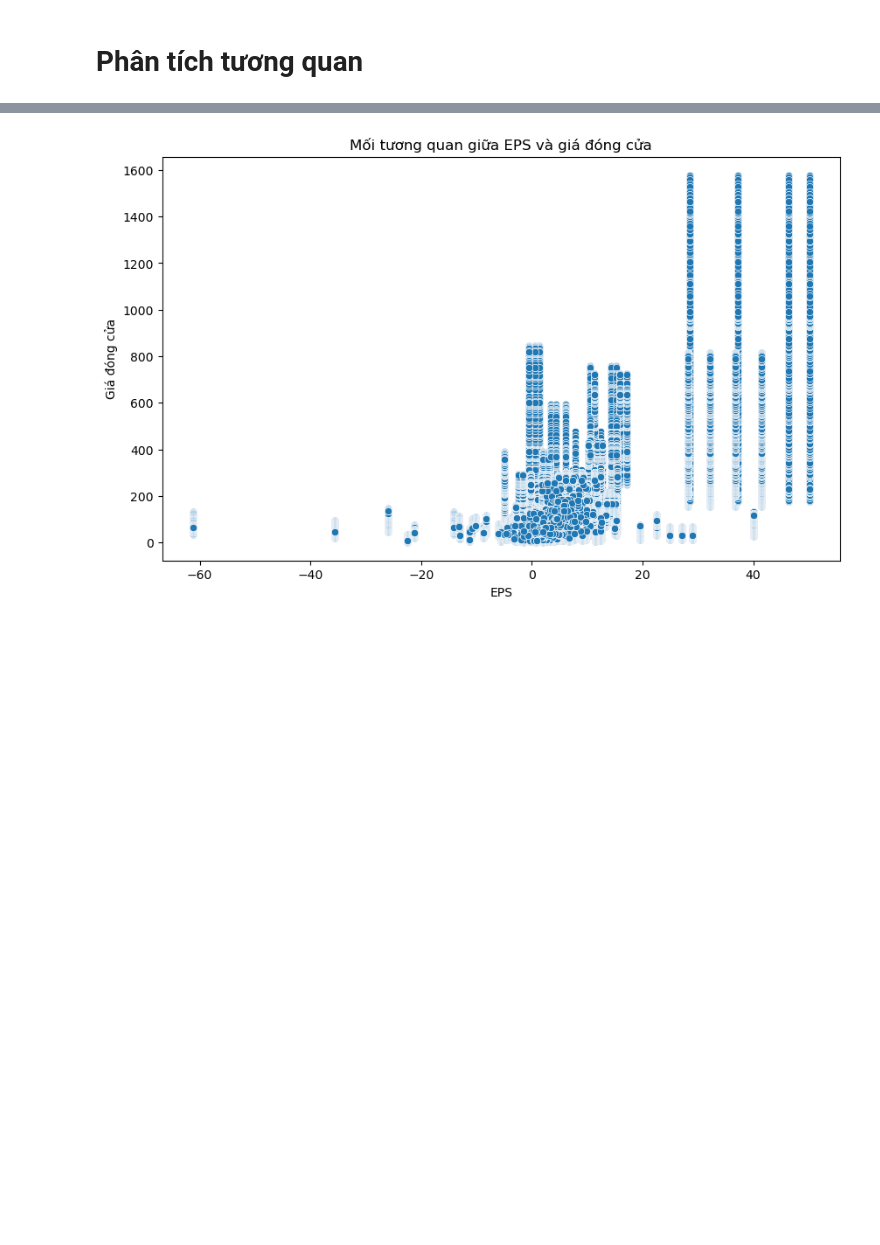
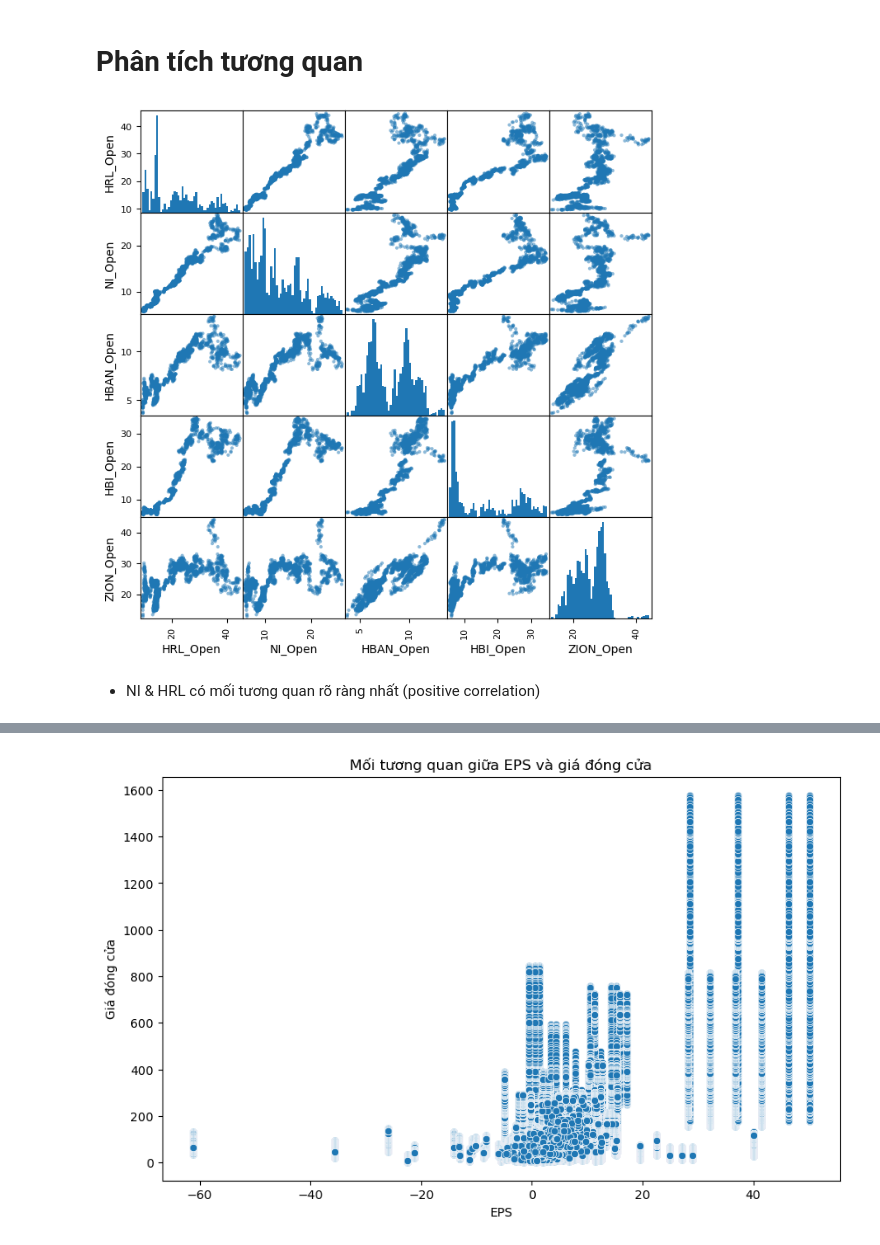
Before and after one commit to Ciss48/Stock, a Jupyter notebook: code.ipynb, the cells around one changed output, grey strips where cells are left out. Drawn from its saved outputs; the diff is of its cells as text; code cells hidden in the pictures; blank space fills up the shorter version.

```diff
--- a/code.ipynb
+++ b/code.ipynb
@@ -516,3 +555,13 @@ plt.show()
 # Phân tích tương quan
 # %%
 from pandas.plotting import scatter_matrix
+# %%
+five_best_comp = pd.concat([HRL['OpenPrice'],NI['OpenPrice'],HBAN['OpenPrice'],HBI['OpenPrice'],ZION['OpenPrice']],axis = 1)
+five_best_comp.columns = ['HRL_Open','NI_Open','HBAN_Open','HBI_Open','ZION_Open']
+# %%
+scatter_matrix(five_best_comp, figsize = (8,8), hist_kwds = {'bins':50})
+plt.show()
+# %% [output]
+[figure, added]
+# %% [markdown]
+ - NI & HRL có mối tương quan rõ ràng nhất (positive correlation)
```
Also changed, not shown: parts of 28 cells of this notebook.
